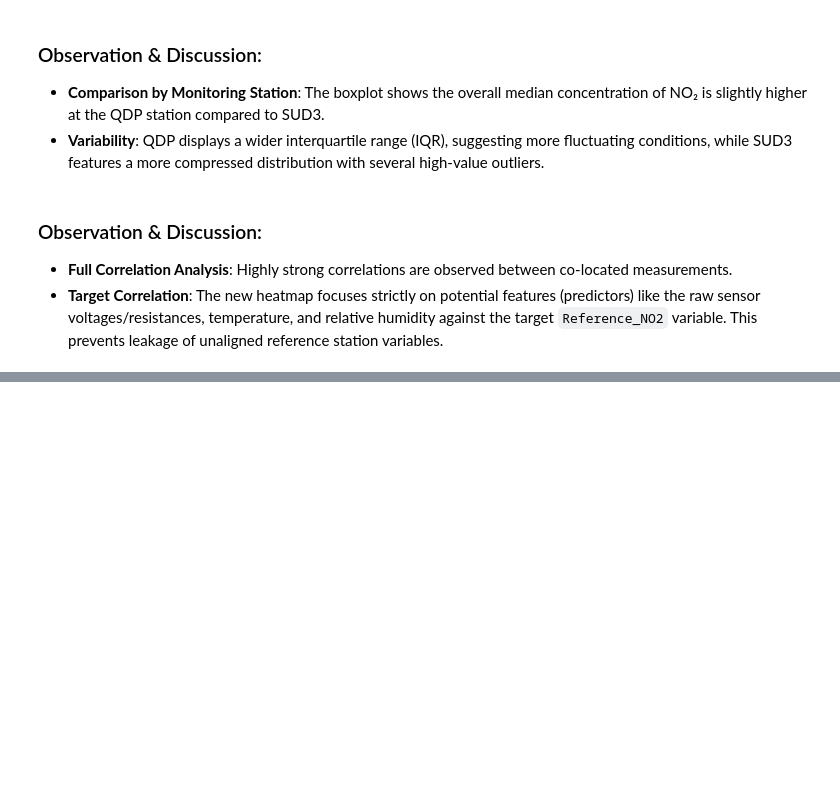
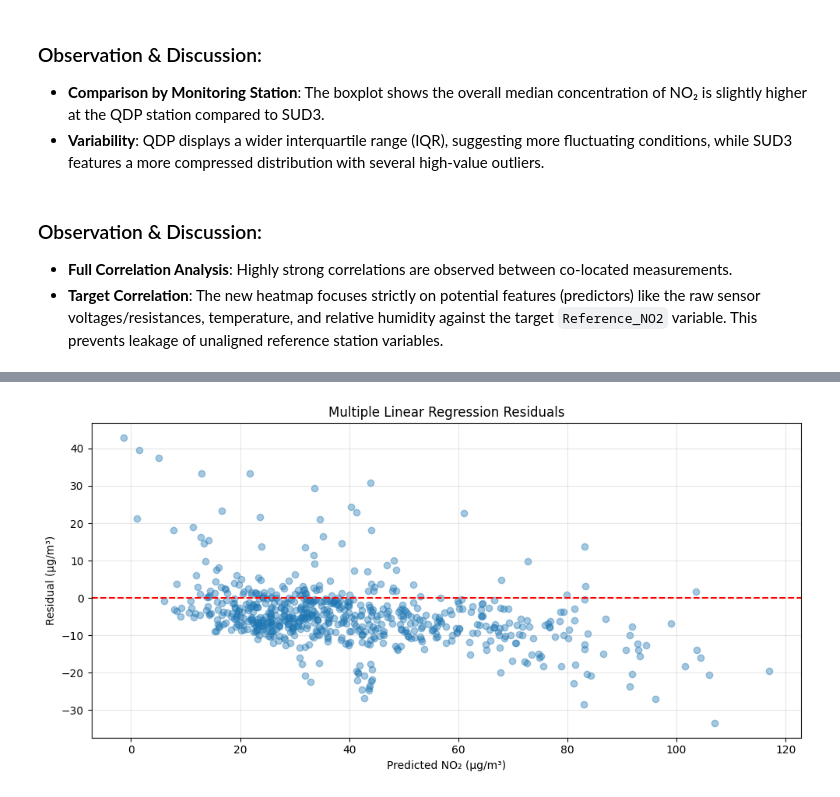
Before and after one commit to JoshuaBL2002/Advanced-Data-Science-Project-Repository, a Jupyter notebook: notebooks/Air_Quality_NO2_Project.ipynb, the cells around one changed output, grey strips where cells are left out. Drawn from its saved outputs; the diff is of its cells as text; code cells hidden in the pictures; blank space fills up the shorter version.

```diff
--- a/notebooks/Air_Quality_NO2_Project.ipynb
+++ b/notebooks/Air_Quality_NO2_Project.ipynb
@@ -301,0 +431,16 @@ else:
+# %%
+# Section 4.3 - Multiple Linear Regression
+
+multiple_linear = Pipeline([
+    ("imputer", SimpleImputer(strategy="median")),
+    ("model", LinearRegression())
+])
+
+# Train using all selected features
+multiple_linear.fit(X_train, y_train)
+
+# Generate predictions
+multiple_predictions = multiple_linear.predict(X_test)
+
+print("Multiple Linear Regression trained successfully.")
+print("Number of predictors:", len(features))
@@ -301,0 +752,28 @@ else:
+# %%
+# Section 5.7 - Residual Analysis
+
+# Calculate residuals
+residuals = y_test.to_numpy() - multiple_predictions
+
+plt.figure(figsize=(10, 5))
+
+plt.scatter(
+    multiple_predictions,
+    residuals,
+    alpha=0.4
+)
+
+plt.axhline(
+    y=0,
+    color="red",
+    linestyle="--"
+)
+
+plt.title("Multiple Linear Regression Residuals")
+plt.xlabel("Predicted NO₂ (µg/m³)")
+plt.ylabel("Residual (µg/m³)")
+plt.grid(alpha=0.3)
+plt.tight_layout()
+plt.show()
+# %% [output]
+[figure, added]
```
Also changed, not shown: parts of 18 cells of this notebook.
